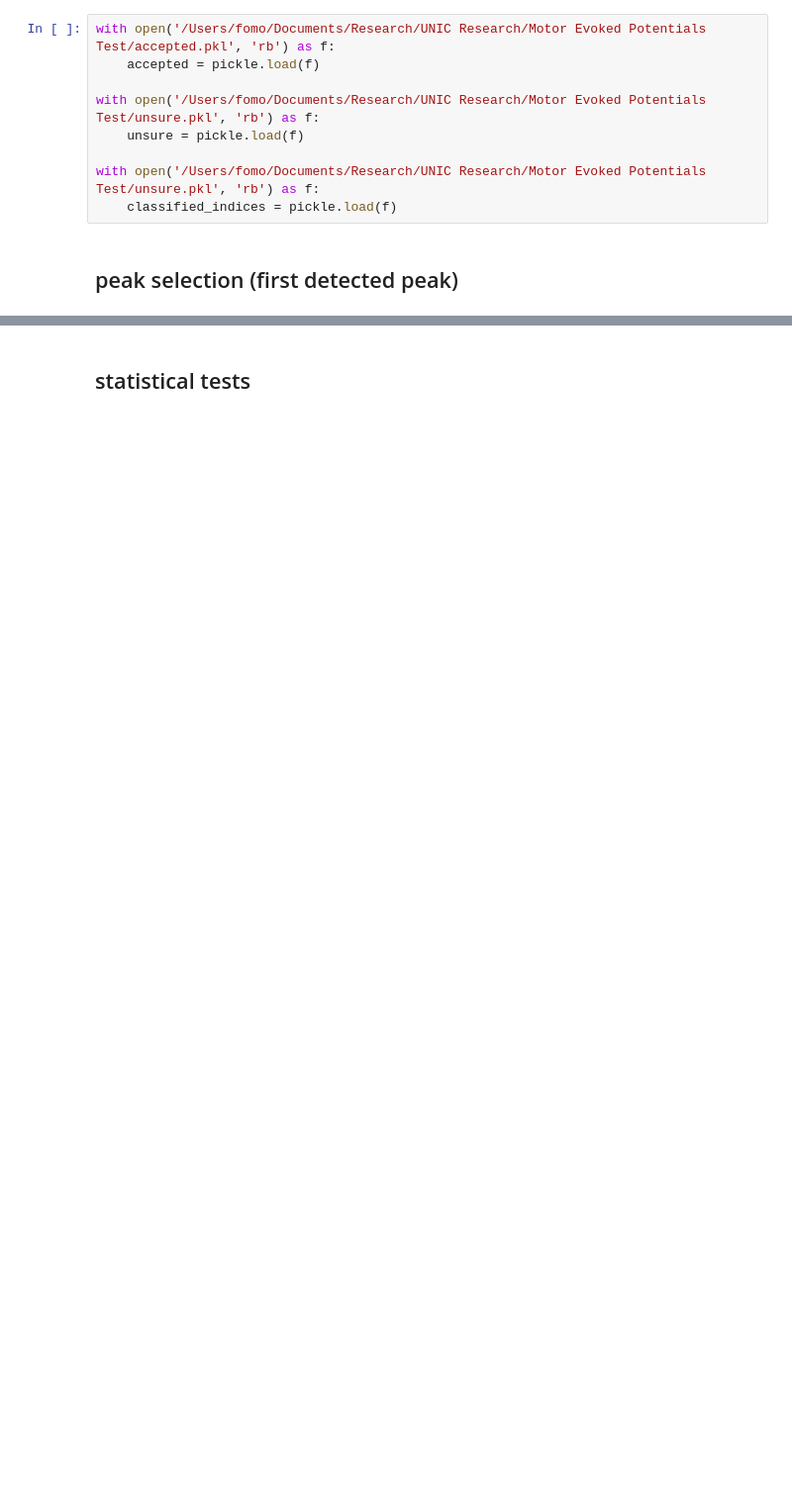
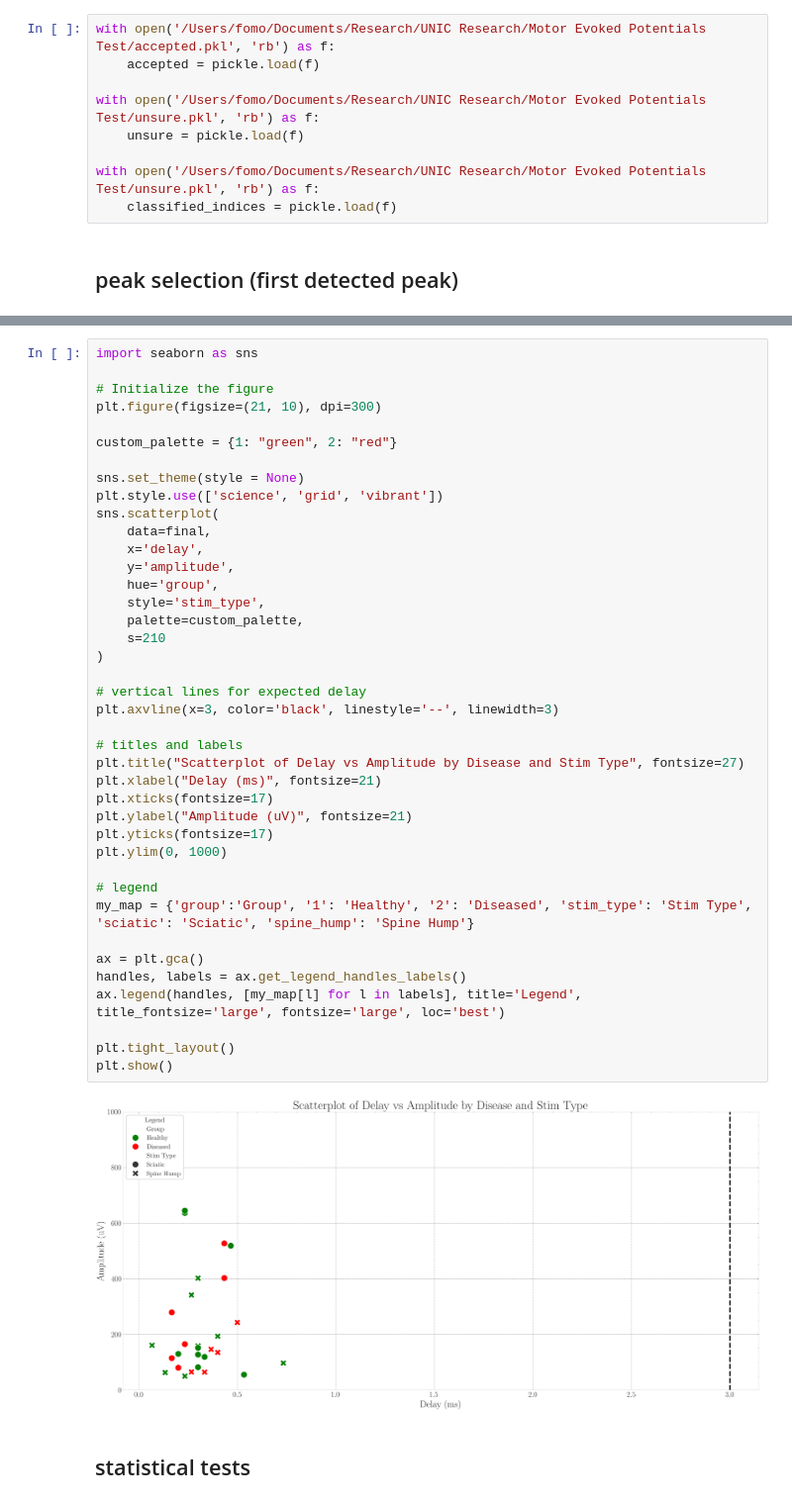
Before and after one commit to raknah/neuroelectrophysiology, a Jupyter notebook: notebooks/simplfied MEP extract.ipynb, the cells around one changed output, grey strips where cells are left out. Shown: that part at 99% size. Saved outputs shown, nothing was run; the diff lists cells and outputs as text; blank space fills up the shorter version.

```diff
--- a/notebooks/simplfied MEP extract.ipynb
+++ b/notebooks/simplfied MEP extract.ipynb
@@ -205,3 +176,45 @@ plt.show()
+# %%
+import seaborn as sns
+
+# Initialize the figure
+plt.figure(figsize=(21, 10), dpi=300)
+
+custom_palette = {1: "green", 2: "red"}
+
+sns.set_theme(style = None)
+plt.style.use(['science', 'grid', 'vibrant'])
+sns.scatterplot(
+    data=final,
+    x='delay',
+    y='amplitude',
+    hue='group',
+    style='stim_type',
+    palette=custom_palette,
+    s=210
+)
+
+# vertical lines for expected delay
+plt.axvline(x=3, color='black', linestyle='--', linewidth=3)
+
+# titles and labels
+plt.title("Scatterplot of Delay vs Amplitude by Disease and Stim Type", fontsize=27)
+plt.xlabel("Delay (ms)", fontsize=21)
+plt.xticks(fontsize=17)
+plt.ylabel("Amplitude (uV)", fontsize=21)
+plt.yticks(fontsize=17)
+plt.ylim(0, 1000)
+
+# legend
+my_map = {'group':'Group', '1': 'Healthy', '2': 'Diseased', 'stim_type': 'Stim Type', 'sciatic': 'Sciatic', 'spine_hump': 'Spine Hump'}
+
+ax = plt.gca()
+handles, labels = ax.get_legend_handles_labels()
+ax.legend(handles, [my_map[l] for l in labels], title='Legend', title_fontsize='large', fontsize='large', loc='best')
+
+plt.tight_layout()
+plt.show()
+# %% [output]
+[figure, added]
 # %% [markdown]
 ## statistical tests
 # %%
```
Also changed, not shown: parts of 8 cells of this notebook.
